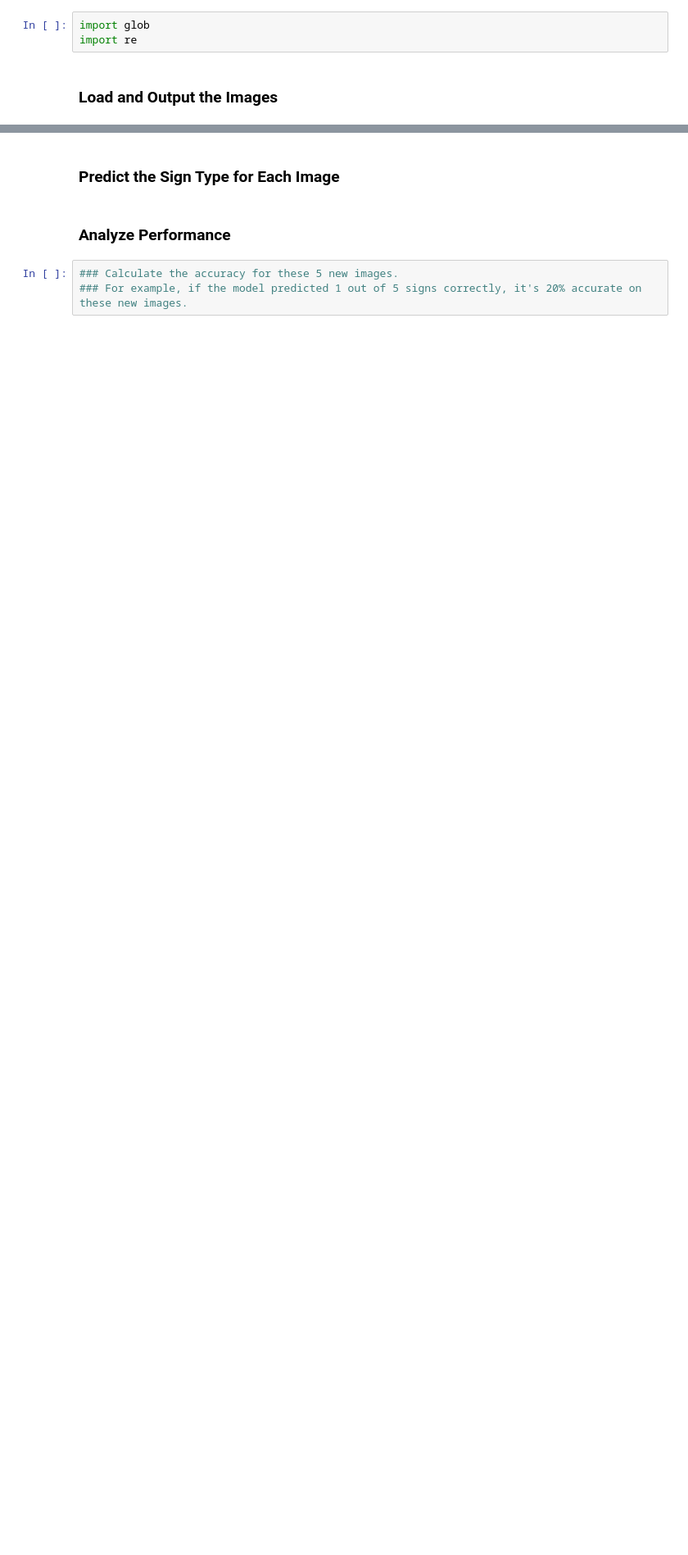
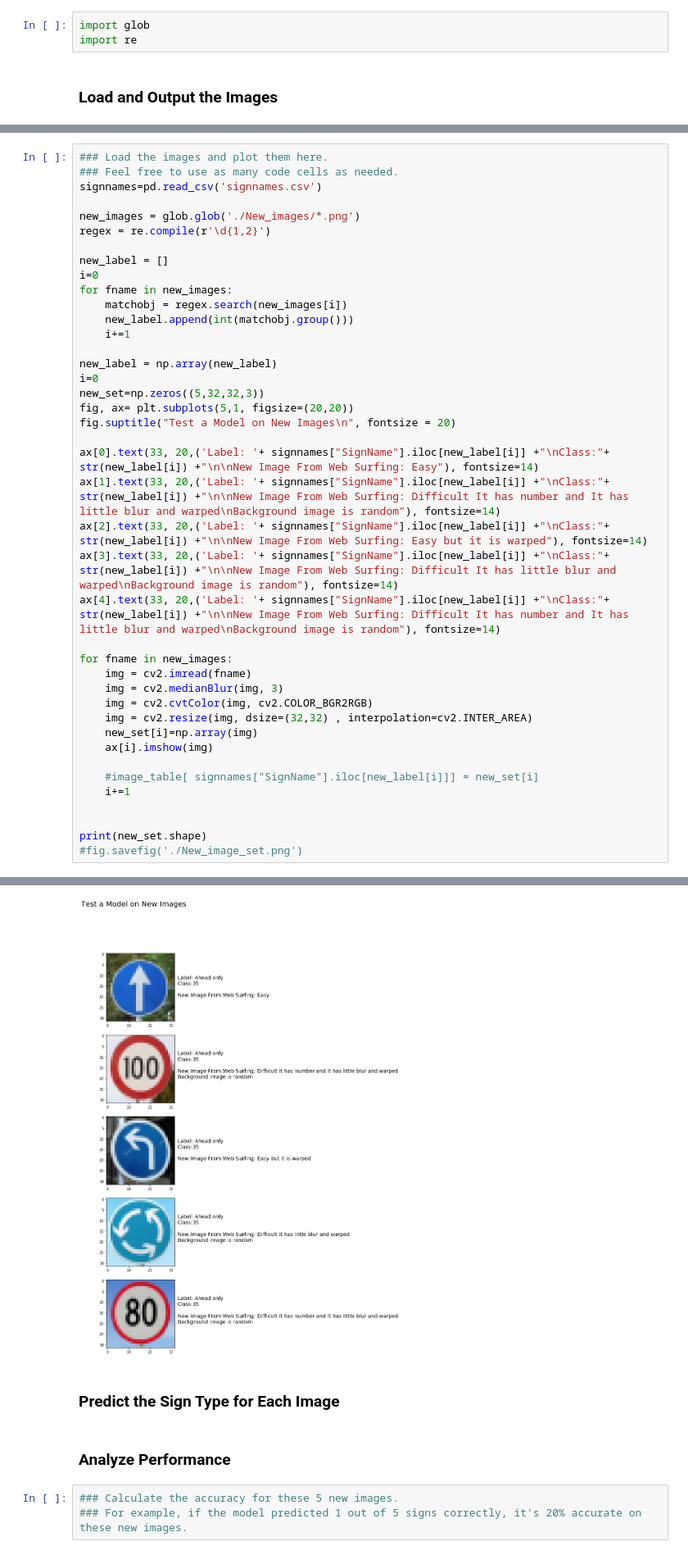
Before and after one commit to SungwookLE/udacity_Traffic-Sign-Classifier-Project, a Jupyter notebook: Traffic_Sign_Classifier.ipynb, the cells around one changed output, grey strips where cells are left out. Shown at 82% size. Cells and saved outputs as stored; diff of their text form; blank space fills up the shorter version.

```diff
--- a/Traffic_Sign_Classifier.ipynb
+++ b/Traffic_Sign_Classifier.ipynb
@@ -482,0 +497,42 @@ print(new_set.shape)
+# %%
+### Load the images and plot them here.
+### Feel free to use as many code cells as needed.
+signnames=pd.read_csv('signnames.csv')
+
+new_images = glob.glob('./New_images/*.png')
+regex = re.compile(r'\d{1,2}')
+
+new_label = []
+i=0
+for fname in new_images:
+    matchobj = regex.search(new_images[i])
+    new_label.append(int(matchobj.group()))
+    i+=1
+
+new_label = np.array(new_label)
+i=0
+new_set=np.zeros((5,32,32,3))
+fig, ax= plt.subplots(5,1, figsize=(20,20))
+fig.suptitle("Test a Model on New Images\n", fontsize = 20)
+
+ax[0].text(33, 20,('Label: '+ signnames["SignName"].iloc[new_label[i]] +"\nClass:"+ str(new_label[i]) +"\n\nNew Image From Web Surfing: Easy"), fontsize=14)
+ax[1].text(33, 20,('Label: '+ signnames["SignName"].iloc[new_label[i]] +"\nClass:"+ str(new_label[i]) +"\n\nNew Image From Web Surfing: Difficult It has number and It has little blur and warped\nBackground image is random"), fontsize=14)
+ax[2].text(33, 20,('Label: '+ signnames["SignName"].iloc[new_label[i]] +"\nClass:"+ str(new_label[i]) +"\n\nNew Image From Web Surfing: Easy but it is warped"), fontsize=14)
+ax[3].text(33, 20,('Label: '+ signnames["SignName"].iloc[new_label[i]] +"\nClass:"+ str(new_label[i]) +"\n\nNew Image From Web Surfing: Difficult It has little blur and warped\nBackground image is random"), fontsize=14)
+ax[4].text(33, 20,('Label: '+ signnames["SignName"].iloc[new_label[i]] +"\nClass:"+ str(new_label[i]) +"\n\nNew Image From Web Surfing: Difficult It has number and It has little blur and warped\nBackground image is random"), fontsize=14)
+
+for fname in new_images:
+    img = cv2.imread(fname)
+    img = cv2.medianBlur(img, 3)
+    img = cv2.cvtColor(img, cv2.COLOR_BGR2RGB)
+    img = cv2.resize(img, dsize=(32,32) , interpolation=cv2.INTER_AREA)
+    new_set[i]=np.array(img)
+    ax[i].imshow(img)
+
+    #image_table[ signnames["SignName"].iloc[new_label[i]]] = new_set[i]
+    i+=1
+
+
+print(new_set.shape)
+#fig.savefig('./New_image_set.png')
+# %% [output]
@@ -483,3 +540,4 @@ print(new_set.shape)
+[figure, added]
 # %% [markdown]
 ### Predict the Sign Type for Each Image
 # %% [markdown]
```
Also changed, not shown: parts of 9 cells of this notebook, 8 other files.
